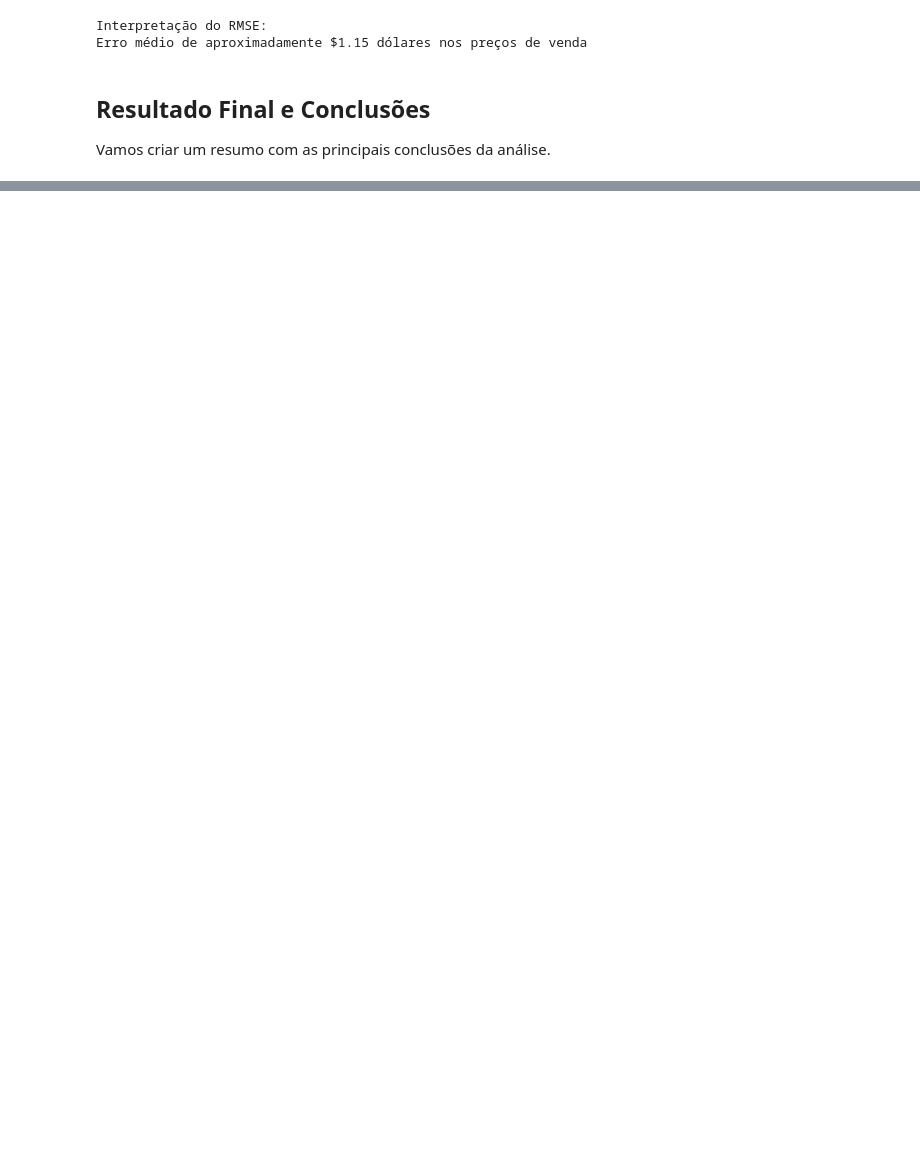
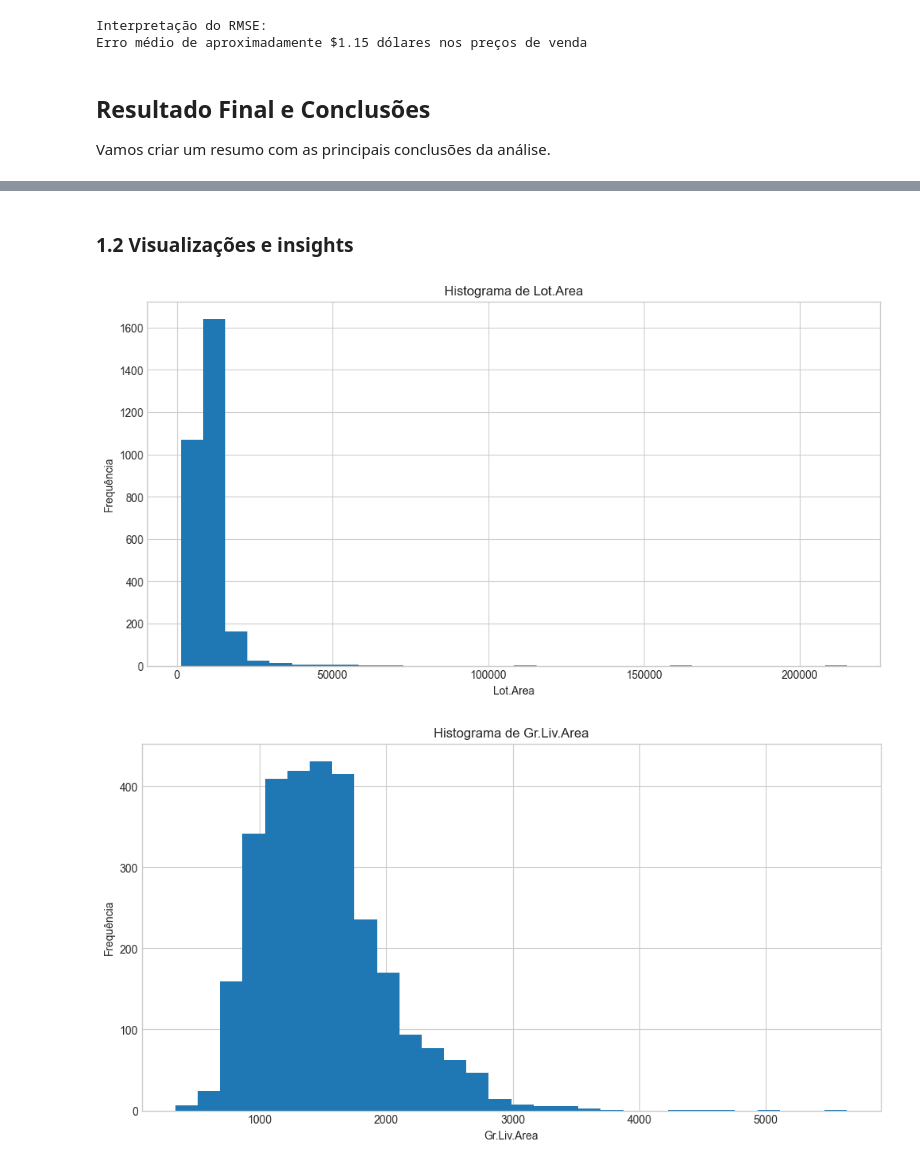
Before and after one commit to Mateus-PortoPP/projeto_ml, a Jupyter notebook: projeto.ipynb, the cells around one changed output, grey strips where cells are left out. Cells and saved outputs as stored; diff of their text form; code cells hidden in the pictures; blank space fills up the shorter version.

```diff
--- a/projeto.ipynb
+++ b/projeto.ipynb
@@ -440,0 +445,5 @@ MAE no conjunto de teste: 0.0430
+# %%
+import pandas as pd
+
+df = pd.read_csv('ames.csv')
+df.head()
@@ -440,0 +458,14 @@ MAE no conjunto de teste: 0.0430
+# %% [markdown]
+### 1.2 Visualizações e insights
+# %%
+import matplotlib.pyplot as plt
+for col in ['Lot.Area', 'Gr.Liv.Area', 'Year.Built']:
+    plt.figure()
+    plt.hist(df[col].dropna(), bins=30)
+    plt.title(f'Histograma de {col}')
+    plt.xlabel(col)
+    plt.ylabel('Frequência')
+    plt.show()
+# %% [output]
+[figure, added]
+[figure, added]
```
Also changed, not shown: parts of 36 cells of this notebook, 2 other files.
